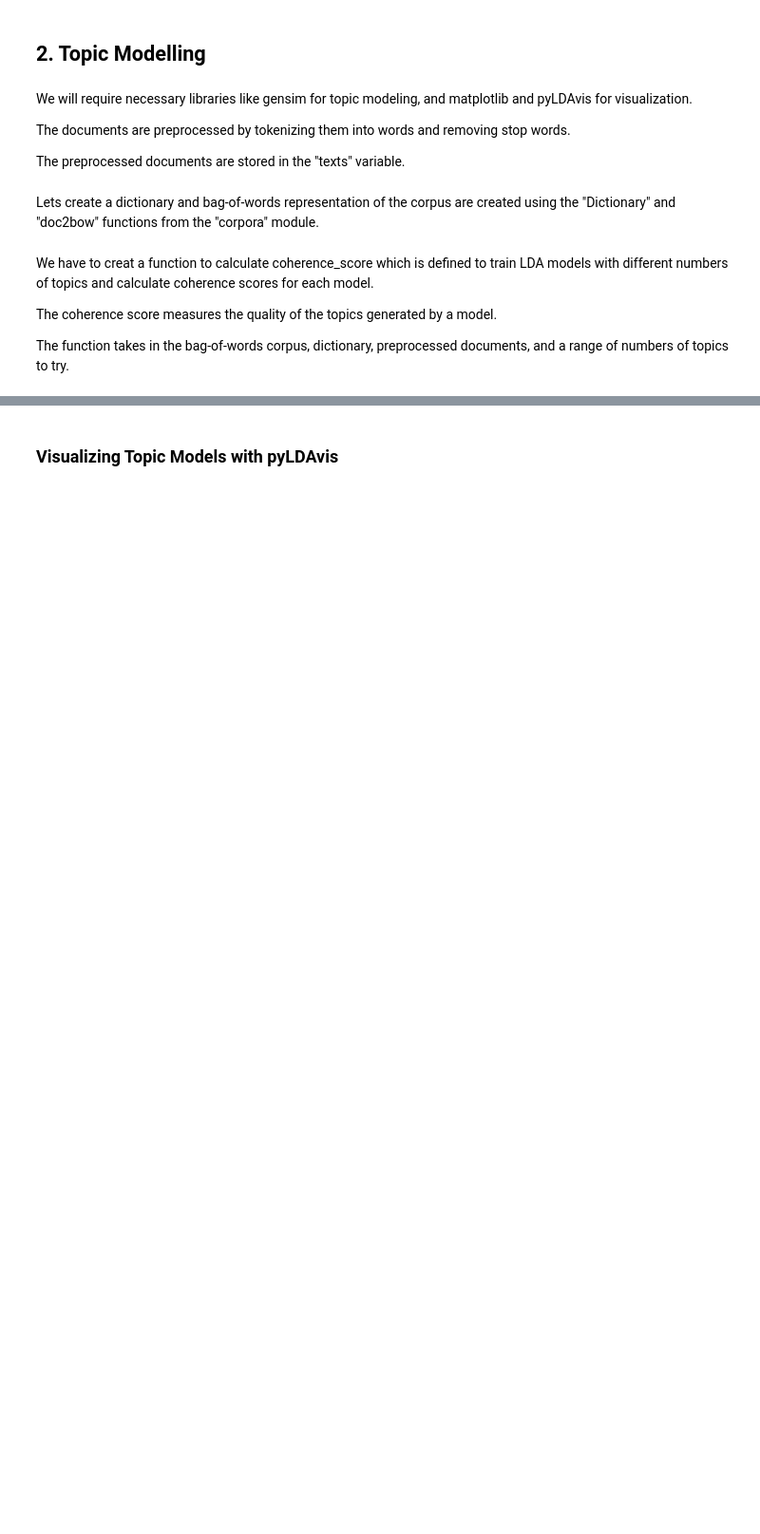
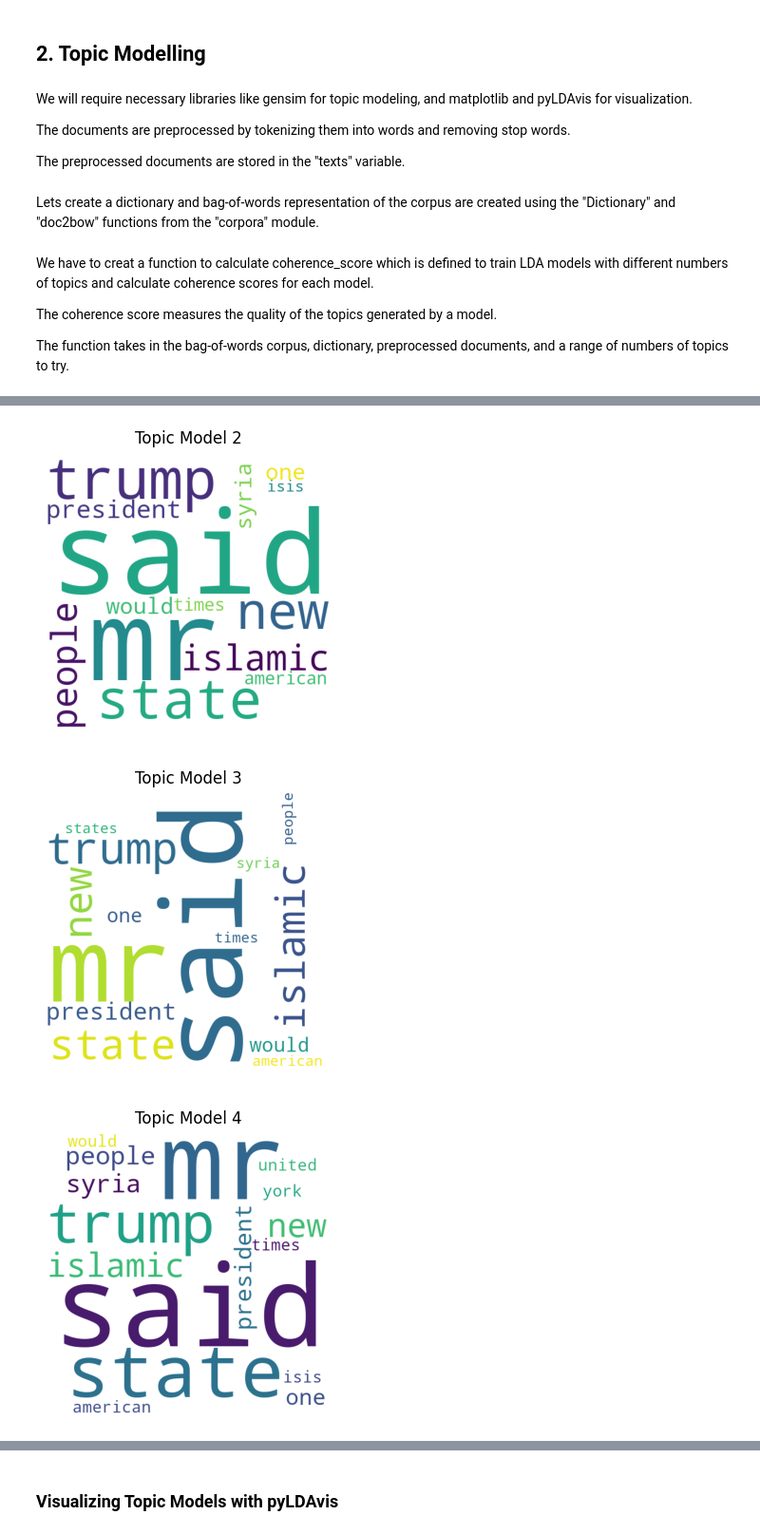
Before and after one commit to CIS-6397-Textmining-Spring-2023/miniproject3-miniproject3_group-6, a Jupyter notebook: MiniProject3-Group6.ipynb, the cells around one changed output, grey strips where cells are left out. Shown at 95% size. Saved outputs shown, nothing was run; the diff lists cells and outputs as text; code cells hidden in the pictures; blank space fills up the shorter version.

Commit message:
Final Commit with Visualisation Updates

```diff
--- a/MiniProject3-Group6.ipynb
+++ b/MiniProject3-Group6.ipynb
@@ -141,7 +162,7 @@ The function takes in the bag-of-words corpus, dictionary, preprocessed document
 # %%
 # Implement Topic Modelling
 
-def calculate_coherence_score(corpus, dictionary, texts, limit=13, start=2, step=1):
+def calculate_coherence_score(corpus, dictionary, texts, limit, start=2, step=1):
     coherence_values = []
     model_list = []
     for num_topics in range(start, limit, step):
@@ -159,6 +180,6 @@ def calculate_coherence_score(corpus, dictionary, texts, limit=13, start=2, step
                 f.write(f'Topic {topic[0]}: {topic[1]}\n\n')
     return model_list, coherence_values
 # %%
-# Train the topic models with different number of topics & calculate the coherence score and store summaries into output files
+# Train the topic models with 10 different number of topics & calculate the coherence score and store summaries into output files
 
-model_list, coherence_values = calculate_coherence_score(bow_corpus, dictionary, texts)
+model_list, coherence_values = calculate_coherence_score(bow_corpus, dictionary, texts, limit=11)
@@ -164,0 +196,34 @@ model_list, coherence_values = calculate_coherence_score(bow_corpus, dictionary,
+# %%
+# Create Word Cloud for each topic model
+
+def create_word_clouds(model_list):
+    for i, model in enumerate(model_list):
+        # create word frequency dictionary for the topic
+        word_freq_dict = {}
+        for topic in model.show_topics():
+            topic_words = topic[1].split('+')
+            for word in topic_words:
+                word_prob = float(word.split('*')[0])
+                word_text = word.split('*')[1].replace('"','').strip()
+                if word_text in word_freq_dict:
+                    word_freq_dict[word_text] += word_prob
+                else:
+                    word_freq_dict[word_text] = word_prob
+        # create word cloud for the topic
+        wordcloud = WordCloud(width = 550, height = 550,
+                background_color ='white',
+                min_font_size = 10).generate_from_frequencies(word_freq_dict)
+        # plot the word cloud with title
+        plt.figure(figsize = (3, 3), facecolor = None)
+        plt.imshow(wordcloud)
+        plt.axis("off")
+        plt.tight_layout(pad = 0)
+        plt.title(f"Topic Model {i+2}")
+        plt.savefig(f'topic_{i+2}_wordcloud.png')
+        plt.show()
+
+create_word_clouds(model_list)
+# %% [output]
+[figure, added]
+[figure, added]
+[figure, added]
```
Also changed, not shown: parts of 10 cells of this notebook, 18 other files.
